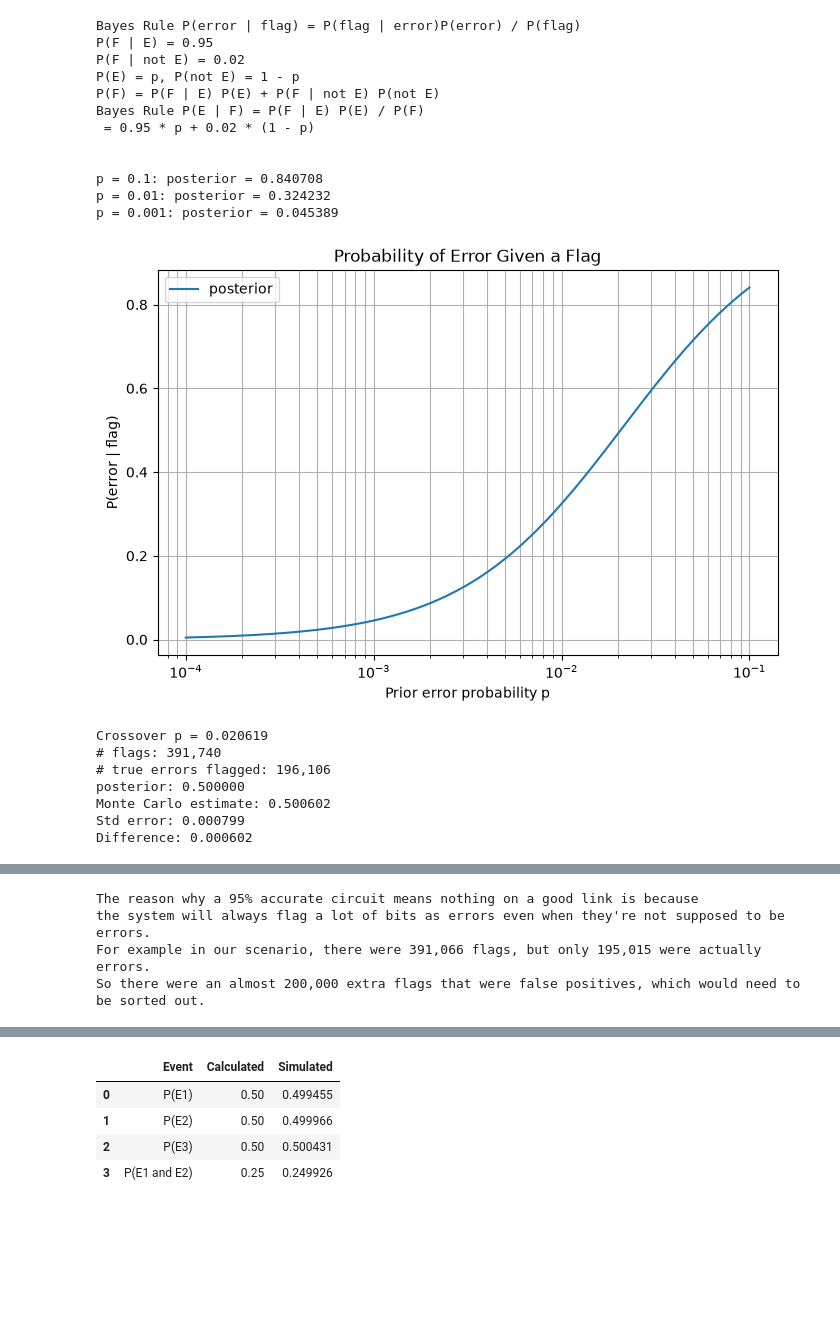
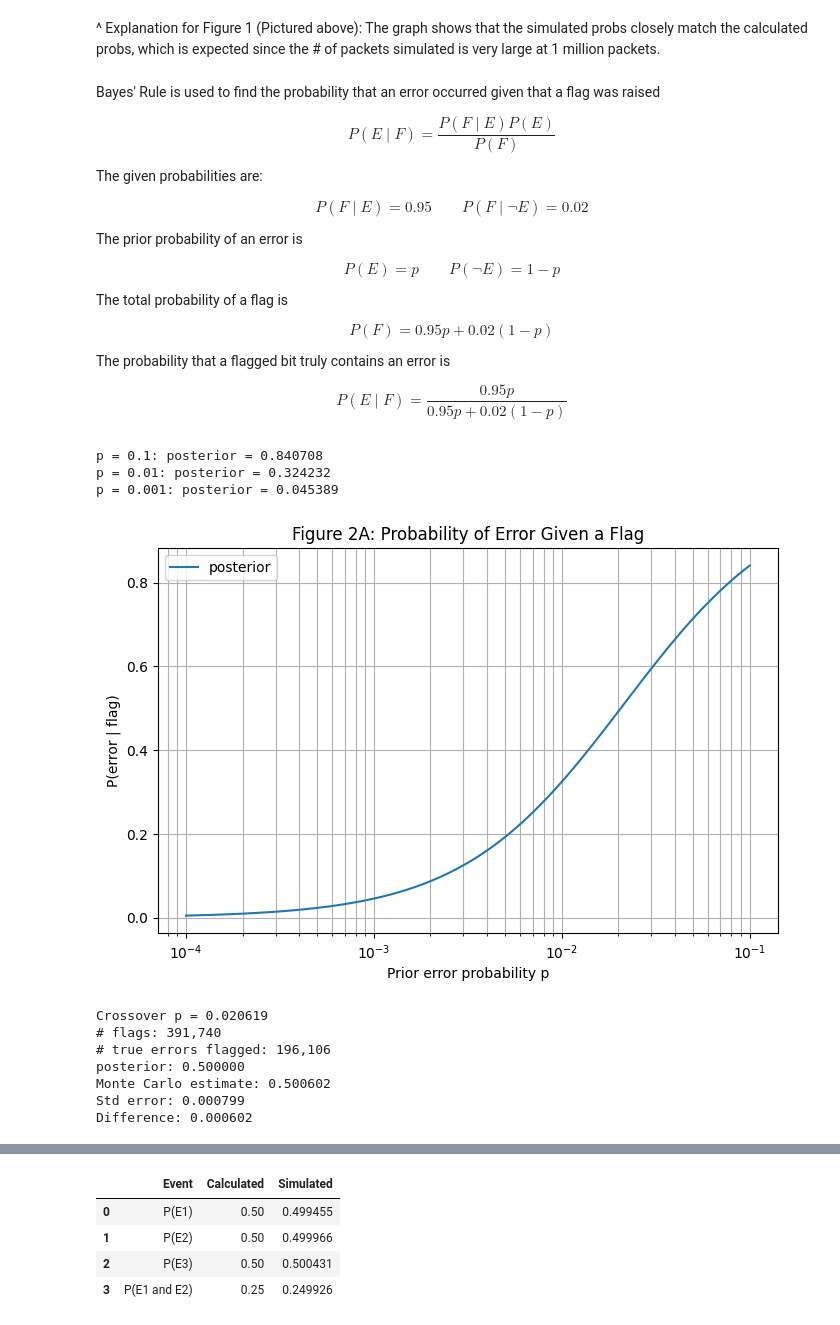
Before and after one commit to andrewechang/ece3715, a Jupyter notebook: mp1/mp1.ipynb, the cells around one changed output, grey strips where cells are left out. Drawn from its saved outputs; the diff is of its cells as text; code cells hidden in the pictures; blank space fills up the shorter version.

```diff
--- a/mp1/mp1.ipynb
+++ b/mp1/mp1.ipynb
@@ -123,17 +122,48 @@ Total simulated probability: 1.000000
  'P(B and C)': np.float64(0.024428),
  'P(A and B and C)': np.float64(0.016296),
  'P(A or B or C)': np.float64(0.270776)}
+# %% [markdown]
+^ Explanation for Figure 1 (Pictured above):
+The graph shows that the simulated probs closely match the calculated probs,
+which is expected since the # of packets simulated is very large at 1 million packets.
+# %% [markdown]
+Bayes' Rule is used to find the probability that an error occurred given that a flag was raised
+
+$$
+P(E \mid F)=\frac{P(F \mid E)P(E)}{P(F)}
+$$
+
+The given probabilities are:
+
+$$
+P(F \mid E)=0.95
+\qquad
+P(F \mid \neg E)=0.02
+$$
+
+The prior probability of an error is
+
+$$
+P(E)=p
+\qquad
+P(\neg E)=1-p
+$$
+
+The total probability of a flag is
+
+$$
+P(F)=0.95p+0.02(1-p)
+$$
+
+The probability that a flagged bit truly contains an error is
+
+$$
+P(E \mid F)
+=
+\frac{0.95p}{0.95p+0.02(1-p)}
+$$
 # %%
 # STEP 2 - CONDITIONAL PROBABILITY AND BAYES
-
-print(f"Bayes Rule P(error | flag) = P(flag | error)P(error) / P(flag)")
-print(f"P(F | E) = 0.95")
-print(f"P(F | not E) = 0.02")
-print(f"P(E) = p, P(not E) = 1 - p")
-print(f"P(F) = P(F | E) P(E) + P(F | not E) P(not E)")
-print(f"Bayes Rule P(E | F) = P(F | E) P(E) / P(F)")
-print(f" = 0.95 * p + 0.02 * (1 - p) \n\n")
-
 
 def posterior(p):
     return (0.95 * p) / (0.95 * p + 0.02 * (1 - p))
@@ -150,10 +180,11 @@ plt.plot(p_values, posterior_values, label="posterior")
 plt.xscale("log")
 plt.xlabel("Prior error probability p")
 plt.ylabel("P(error | flag)")
-plt.title("Probability of Error Given a Flag")
+plt.title("Figure 2A: Probability of Error Given a Flag")
 plt.grid(True, which="both")
 plt.legend()
 plt.show()
+
 
 #finds point where posterior=0.5.
 p_cross = 0.02 / (0.95 + 0.02)
@@ -186,49 +217,35 @@ exact_posterior = posterior(p_cross)
 difference = abs(posterior_estimate - exact_posterior)
 
 print(f"# flags: {number_of_flags:,}")
 print(f"# true errors flagged: {number_flagged_and_in_error:,}")
 print(f"posterior: {exact_posterior:.6f}")
 print(f"Monte Carlo estimate: {posterior_estimate:.6f}")
 print(f"Std error: {standard_error:.6f}")
 print(f"Difference: {difference:.6f}")
 
 #plots second curve with line of crossover point
 plt.figure(figsize=(8, 5))
 plt.plot(p_values, posterior_values, label="Exact posterior")
 plt.errorbar(
     p_cross, posterior_estimate,
     fmt="o", capsize=5, label="Monte Carlo estimate"
 )
 plt.axvline(
     p_cross, linestyle="--", color="gray",
     label=f"Crossover p = {p_cross:.4f}"
 )
 plt.xscale("log")
 plt.xlabel("Prior error probability p")
 plt.ylabel("P(error | flag)")
-plt.title("Probability of Error Given a Flag")
+plt.title("Figure 2B: Probability of Error Given a Flag")
 plt.grid(True, which="both")
 plt.legend()
 plt.show()
-
-print(f"The reason why a 95% accurate circuit means nothing on a good link is because")
-print(f"the system will always flag a lot of bits as errors even when they're not supposed to be errors.")
-print(f"For example in our scenario, there were 391,066 flags, but only 195,015 were actually errors.")
-print(f"So there were an almost 200,000 extra flags that were false positives, which would need to be sorted out.")
 # %% [output]
-Bayes Rule P(error | flag) = P(flag | error)P(error) / P(flag)
-P(F | E) = 0.95
-P(F | not E) = 0.02
-P(E) = p, P(not E) = 1 - p
-P(F) = P(F | E) P(E) + P(F | not E) P(not E)
-Bayes Rule P(E | F) = P(F | E) P(E) / P(F)
- = 0.95 * p + 0.02 * (1 - p)
-
-
 p = 0.1: posterior = 0.840708
 p = 0.01: posterior = 0.324232
 p = 0.001: posterior = 0.045389
-[figure, old version]
+[figure, new version]
 Crossover p = 0.020619
 # flags: 391,740
 # true errors flagged: 196,106
@@ -240,4 +256,0 @@ Difference: 0.000602
-The reason why a 95% accurate circuit means nothing on a good link is because
-the system will always flag a lot of bits as errors even when they're not supposed to be errors.
-For example in our scenario, there were 391,066 flags, but only 195,015 were actually errors.
-So there were an almost 200,000 extra flags that were false positives, which would need to be sorted out.
```
Also changed, not shown: parts of 12 cells of this notebook.
